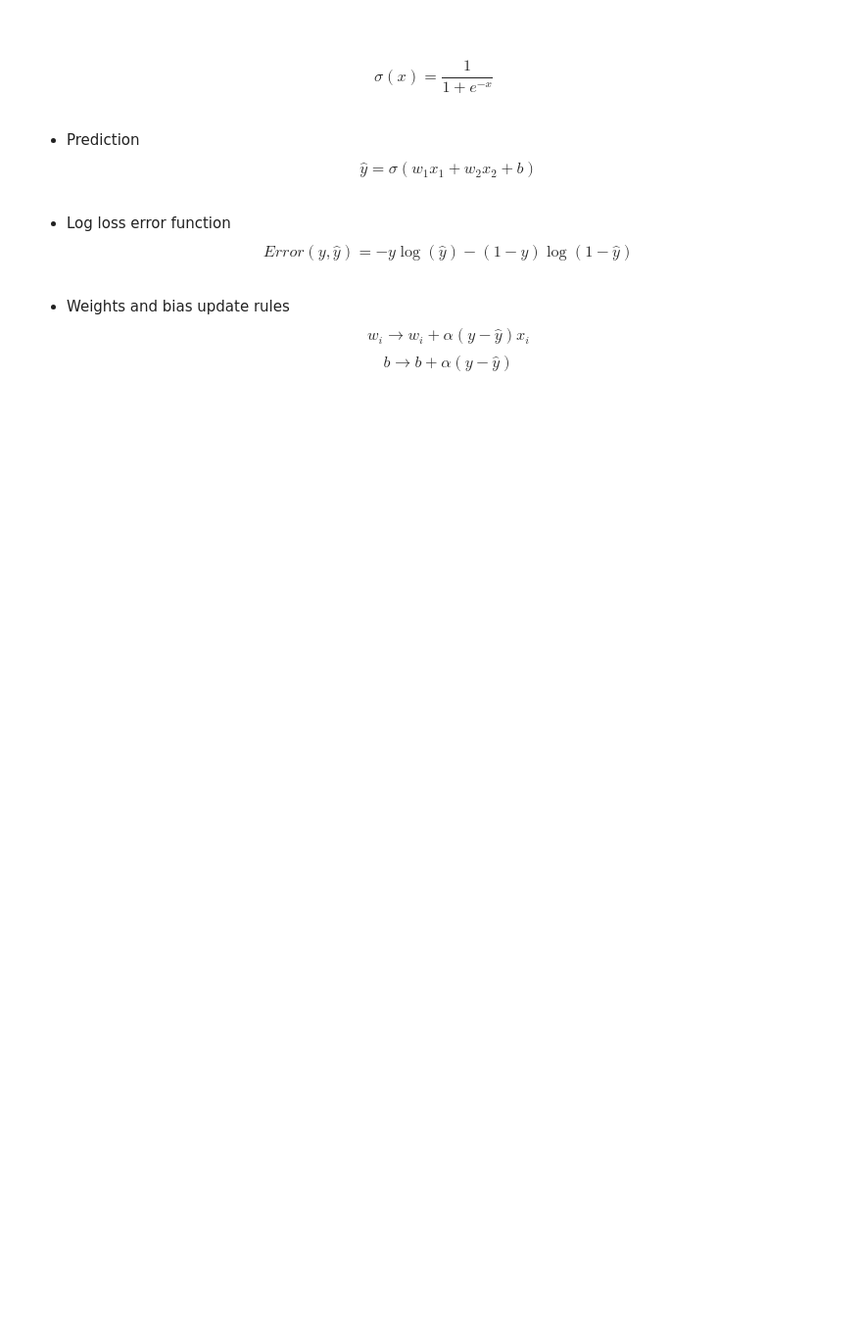
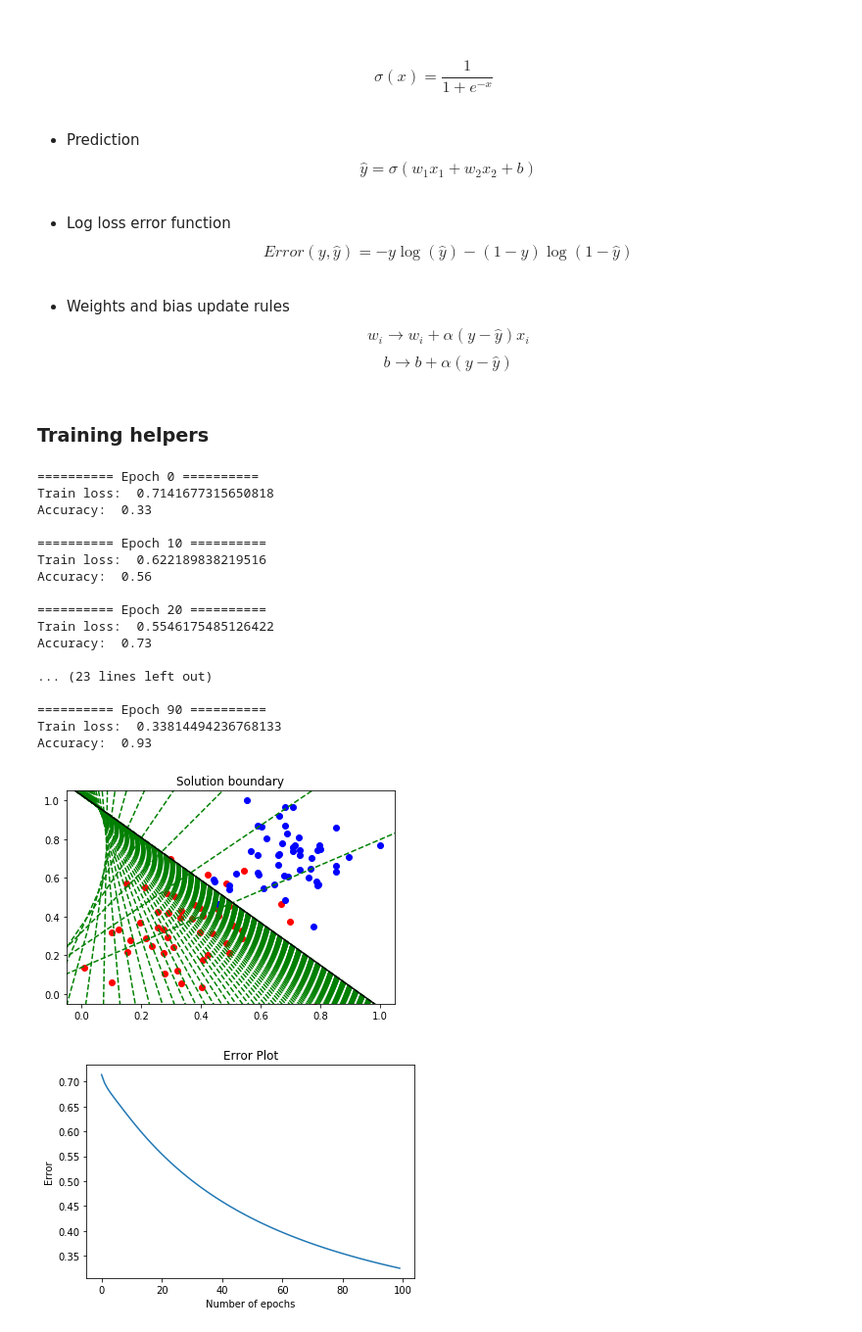
Before and after one commit to LajosNeto/learning-ml, a Jupyter notebook: playground/gradient-descent-log-loss-python.ipynb, the cells around one changed output. Shown at 98% size. Drawn from its saved outputs; the diff is of its cells as text; code cells hidden in the pictures; blank space fills up the shorter version.

```diff
--- a/playground/gradient-descent-log-loss-python.ipynb
+++ b/playground/gradient-descent-log-loss-python.ipynb
@@ -19,3 +21,18 @@ import pandas as pd
+# %%
+# Plot features points with label separation by colors
+def plot_points(X, y):
+    label_dict = {0: 'blue', 1: 'red'}
+    for i in range(0, len(X)):
+        plt.scatter(X[i][0], X[i][1], color=label_dict[y[i]])
+
+# Plot a decision boundary based on the line equation y = m*x + b
+def plot_decision_boundary(m, b, color='g--'):
+    # Set x and y scales limits
+    plt.xlim(-0.05, 1.05)
+    plt.ylim(-0.05, 1.05)
+    # Create an array of values to be used on the equation line
+    x = np.arange(-10, 10, 0.1)
+    plt.plot(x, m*x+b, color)
 # %% [markdown]
 ### Load dataset
 # %%
@@ -73,7 +86,7 @@ b\rightarrow b+\alpha(y-\hat{y})
 \end{equation*}
 # %%
 def sigmoid(x):
-    return 1/(1+np.exp(-x))
+    return 1 / (1 + np.exp(-x))
 
 def predict(X, w, b):
     return sigmoid(np.dot(X, w) + b)
@@ -83,6 +96,9 @@ def log_loss_error(y, y_pred):
 
 def update_weights(X, y, w, b, learning_rate):
     y_pred = predict(X, w, b)
-    w += learning_rate * (y - y_pred) * X
-    b += learning_rate * (y - y_pred)
+    prediction_error = y - y_pred
+    w += learning_rate * prediction_error * X
+    b += learning_rate * prediction_error
     return w, b
+# %% [markdown]
+### Training helpers
@@ -88,0 +161,25 @@ def update_weights(X, y, w, b, learning_rate):
+# %%
+# Set the random seed for reproducible results
+np.random.seed(32)
+# Train the model using 100 epochs and learning rate of 0.01
+errors = train(X, y, 100, 0.01)
+# %% [output]
+========== Epoch 0 ==========
+Train loss:  0.7141677315650818
+Accuracy:  0.33
+
+========== Epoch 10 ==========
+Train loss:  0.622189838219516
+Accuracy:  0.56
+
+========== Epoch 20 ==========
+Train loss:  0.5546175485126422
+Accuracy:  0.73
+
+... (23 lines left out)
+
+========== Epoch 90 ==========
+Train loss:  0.33814494236768133
+Accuracy:  0.93
+[figure, added]
+[figure, added]
```
Also changed, not shown: parts of 5 cells of this notebook.
